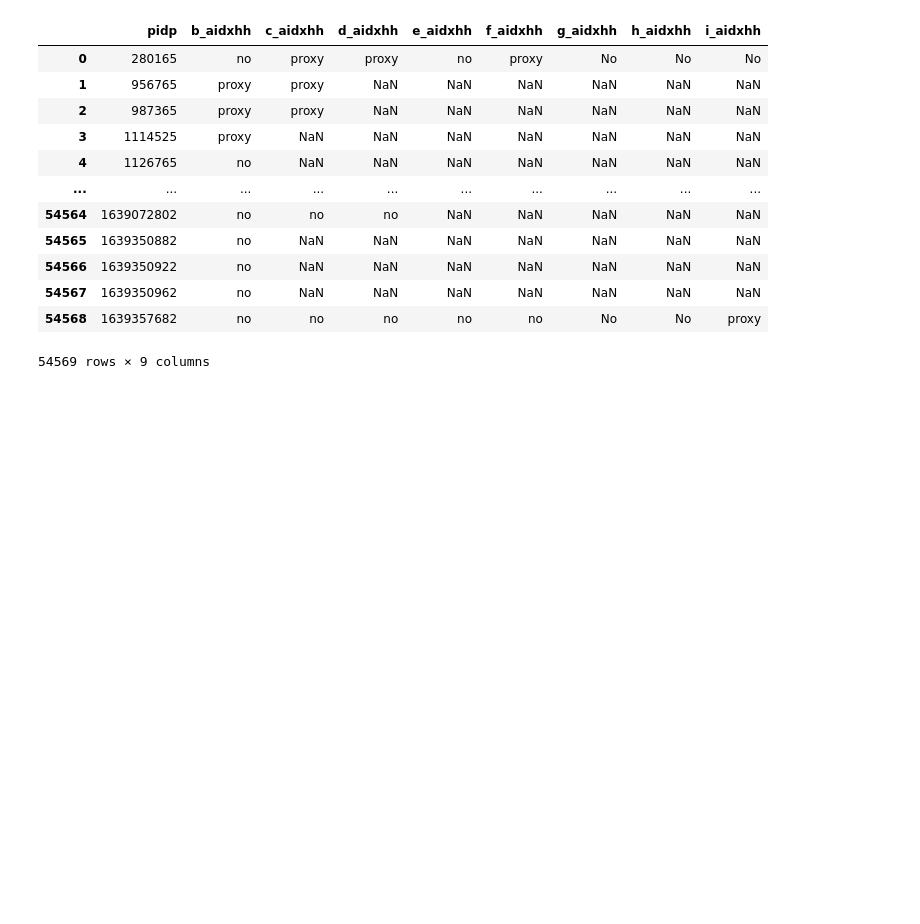
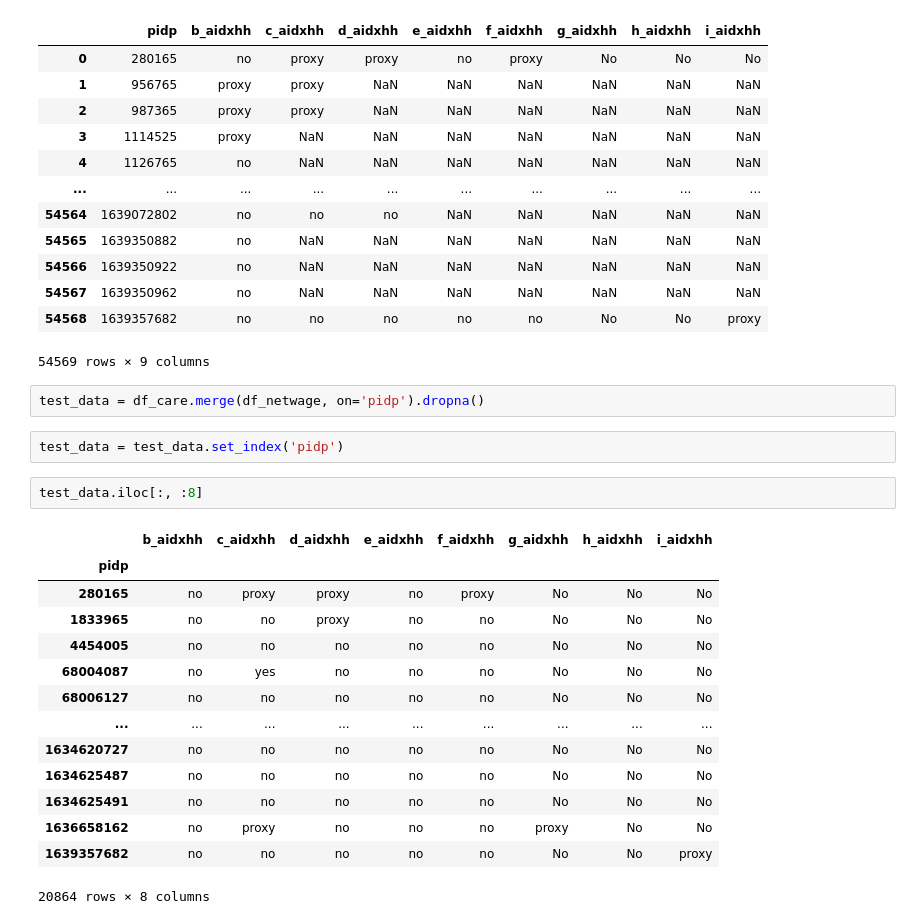
Before and after one commit to centre-for-care/costofcare, a Jupyter notebook: Synthetic_control_review.ipynb, the cells around one changed output. Drawn from its saved outputs; the diff is of its cells as text; blank space fills up the shorter version.

```diff
--- a/Synthetic_control_review.ipynb
+++ b/Synthetic_control_review.ipynb
@@ -365,3 +366,24 @@ df_care
 | 54567 | 1639350962 | no | NaN | NaN | NaN | NaN | NaN | NaN | NaN |
 | 54568 | 1639357682 | no | no | no | no | no | No | No | proxy |
 54569 rows × 9 columns
+# %%
+test_data = df_care.merge(df_netwage, on='pidp').dropna()
+# %%
+test_data = test_data.set_index('pidp')
+# %%
+test_data.iloc[:, :8]
+# %% [output]
+|  | b_aidxhh | c_aidxhh | d_aidxhh | e_aidxhh | f_aidxhh | g_aidxhh | h_aidxhh | i_aidxhh |
+| pidp |  |  |  |  |  |  |  |  |
+| 280165 | no | proxy | proxy | no | proxy | No | No | No |
+| 1833965 | no | no | proxy | no | no | No | No | No |
+| 4454005 | no | no | no | no | no | No | No | No |
+| 68004087 | no | yes | no | no | no | No | No | No |
+| 68006127 | no | no | no | no | no | No | No | No |
+| ... | ... | ... | ... | ... | ... | ... | ... | ... |
+| 1634620727 | no | no | no | no | no | No | No | No |
+| 1634625487 | no | no | no | no | no | No | No | No |
+| 1634625491 | no | no | no | no | no | No | No | No |
+| 1636658162 | no | proxy | no | no | no | proxy | No | No |
+| 1639357682 | no | no | no | no | no | No | No | proxy |
+20864 rows × 8 columns
```
Also changed, not shown: parts of 8 cells of this notebook.
